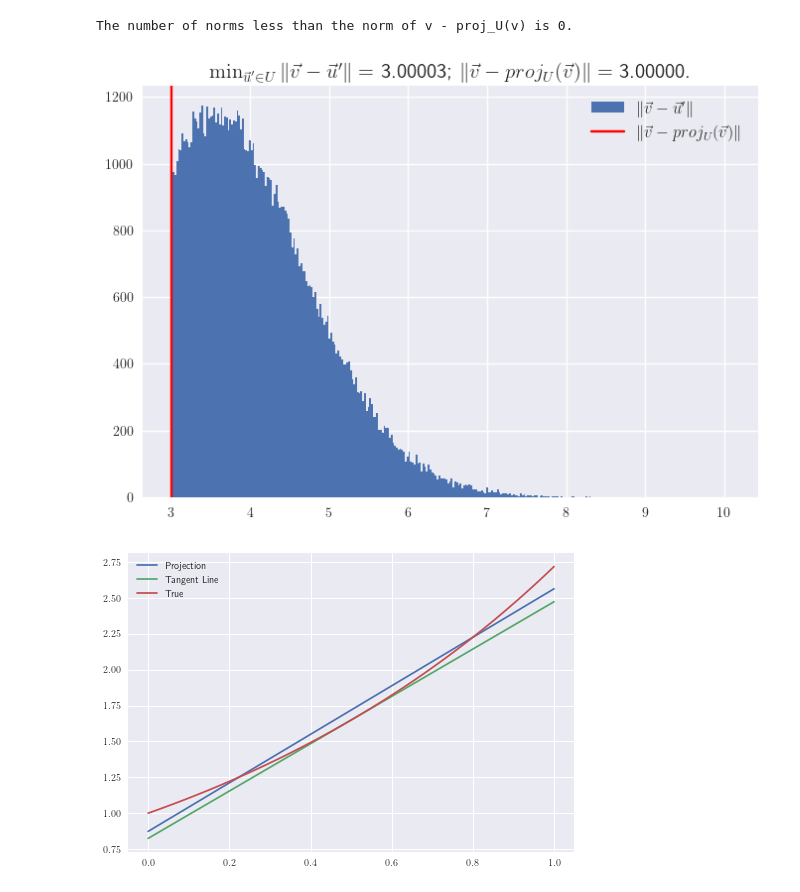
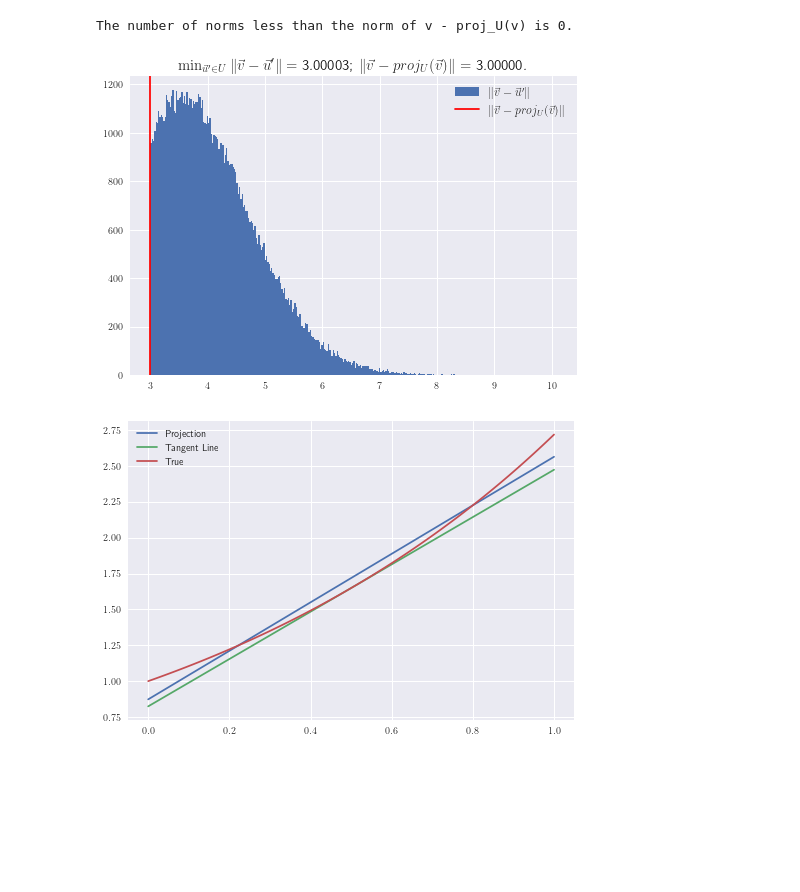
Before and after one commit to charlesrambo/math_bootcamp_24, a Jupyter notebook: Unit 2/unit_2_code_snippets.ipynb, the cells around one changed output. Cells and saved outputs as stored; diff of their text form; code cells hidden in the pictures; blank space fills up the shorter version.

```diff
--- a/Unit 2/unit_2_code_snippets.ipynb
+++ b/Unit 2/unit_2_code_snippets.ipynb
@@ -197,32 +197,32 @@ The number of norms less than the norm of v - proj_U(v) is 0.
 # %%
 import matplotlib.pyplot as plt
 
 # Use Seaborn style
 plt.style.use('seaborn')
 
 # Use LaTeX
 plt.rcParams['text.usetex'] = True
 
-# Plot figure
-fig, ax = plt.subplots(1, 1, dpi = 100)
+# Plot histogram
+plt.hist(norm_vals, label = r"$\|\vec{v} - \vec{u}'\|$", bins = int(np.sqrt(trials)))
 
-ax.hist(norm_vals, label = r"$\|\vec{v} - \vec{u}'\|$", bins = int(np.sqrt(trials)))
-
-ax.axvline(min_norm, ymin = 0, ymax = 1, label = r'$\| \vec{v} - proj_U(\vec{v})\|$',
+# Plot vertical line
+plt.axvline(min_norm, ymin = 0, ymax = 1, label = r'$\| \vec{v} - proj_U(\vec{v})\|$',
            color = 'red')
 
-ax.set_title(r"$\min_{\vec{u}'\in U} \| \vec{v} - \vec{u}'\| = $ " + f'{np.min(norm_vals):.5f};' +
+# Give plot a title
+plt.title(r"$\min_{\vec{u}'\in U} \| \vec{v} - \vec{u}'\| = $ " + f'{np.min(norm_vals):.5f};' +
              r' $\|\vec{v} - proj_{U}(\vec{v})\| = $ ' + f'{min_norm:.5f}.', fontsize = 15)
 
 # Create a legend
-ax.legend(fontsize = 12)
+plt.legend(fontsize = 12)
 
 # Save the figure
 plt.savefig(path + r'ex2-2.png')
 
 plt.show()
 # %% [output]
-[figure, old version]
+[figure, new version]
 # %%
 # Remove norm_vals from RAM since it's big
 del norm_vals
```
Also changed, not shown: parts of 3 cells of this notebook, 2 other files.
